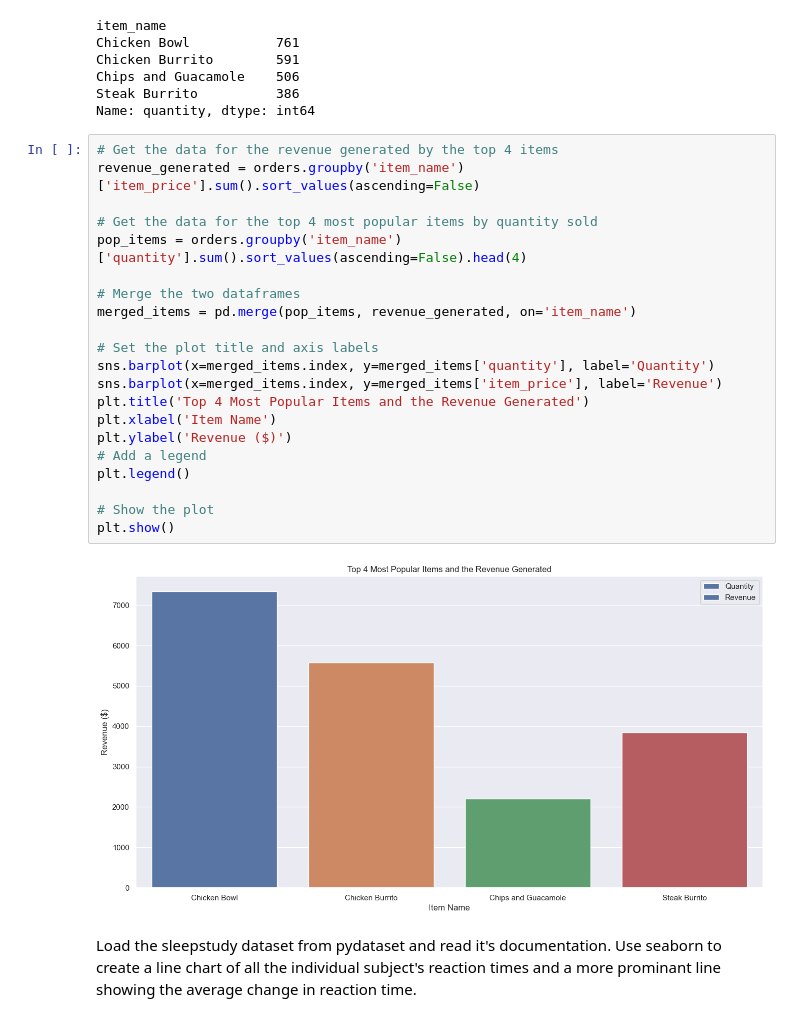
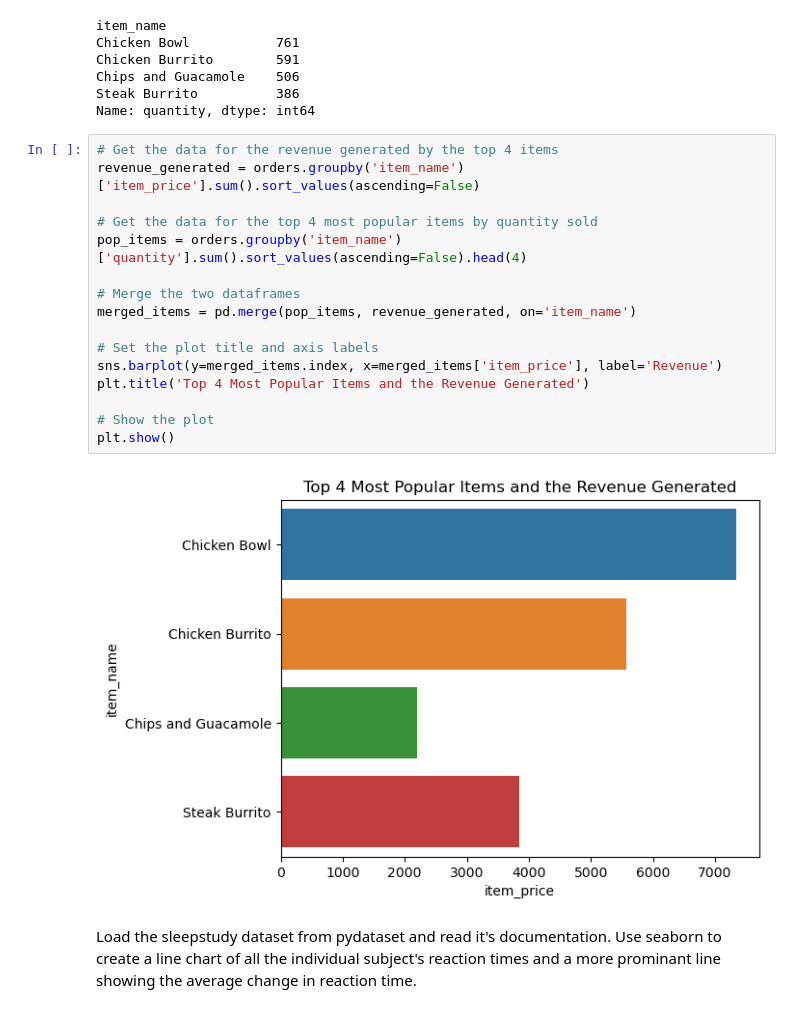
Before and after one commit to Andrew-Casey/numpy-pandas-visualization-exercises-, a Jupyter notebook: seaborn_exercises2.ipynb, the cells around one changed output. Drawn from its saved outputs; the diff is of its cells as text.

```diff
--- a/seaborn_exercises2.ipynb
+++ b/seaborn_exercises2.ipynb
@@ -310,25 +377,20 @@ Name: quantity, dtype: int64
 # %%
 # Get the data for the revenue generated by the top 4 items
 revenue_generated = orders.groupby('item_name')['item_price'].sum().sort_values(ascending=False)
 
 # Get the data for the top 4 most popular items by quantity sold
 pop_items = orders.groupby('item_name')['quantity'].sum().sort_values(ascending=False).head(4)
 
 # Merge the two dataframes
 merged_items = pd.merge(pop_items, revenue_generated, on='item_name')
 
 # Set the plot title and axis labels
-sns.barplot(x=merged_items.index, y=merged_items['quantity'], label='Quantity')
-sns.barplot(x=merged_items.index, y=merged_items['item_price'], label='Revenue')
+sns.barplot(y=merged_items.index, x=merged_items['item_price'], label='Revenue')
 plt.title('Top 4 Most Popular Items and the Revenue Generated')
-plt.xlabel('Item Name')
-plt.ylabel('Revenue ($)')
-# Add a legend
-plt.legend()
 
 # Show the plot
 plt.show()
 # %% [output]
-[figure, old version]
+[figure, new version]
 # %% [markdown]
 Load the sleepstudy dataset from pydataset and read it's documentation. Use seaborn to create a line chart of all the individual subject's reaction times and a more prominant line showing the average change in reaction time.
```
Also changed, not shown: parts of 17 cells of this notebook.
